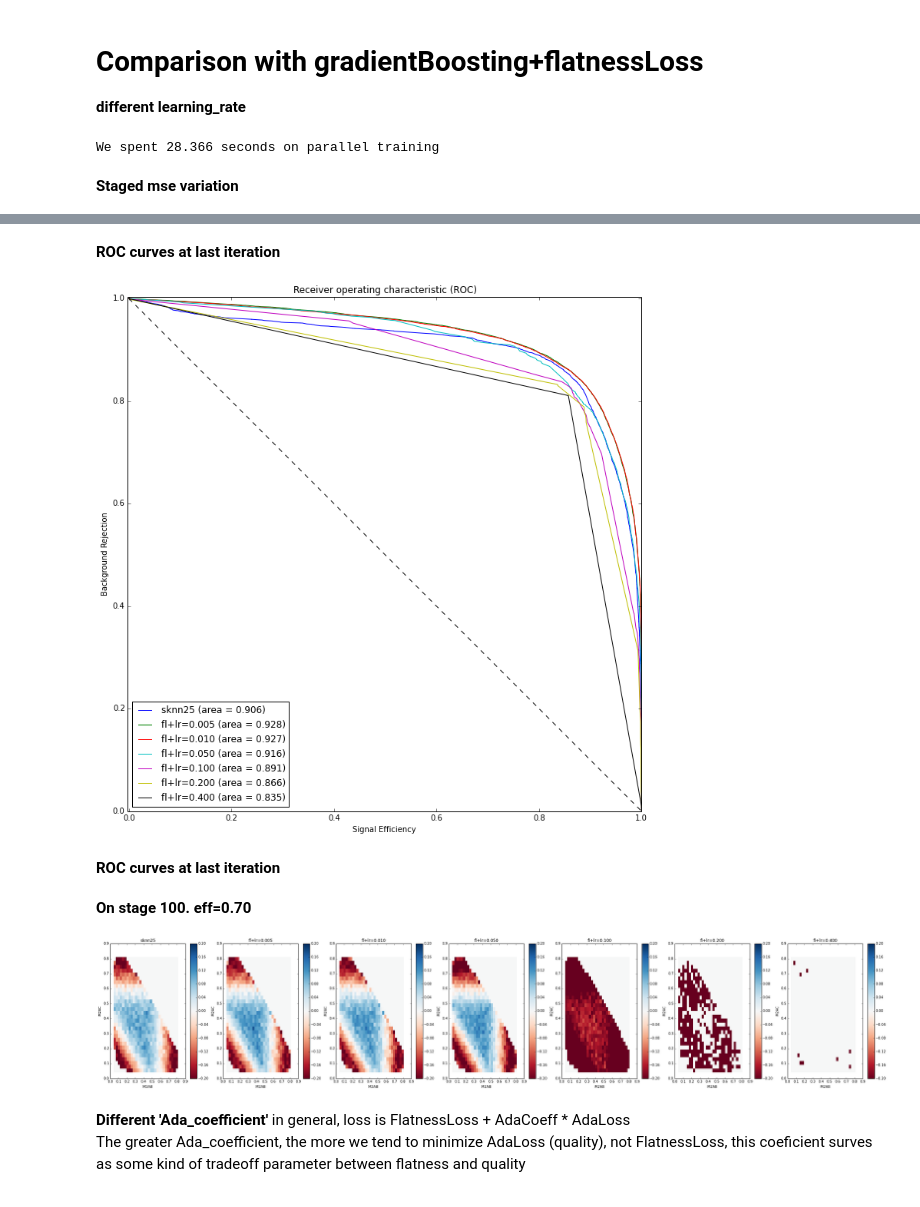
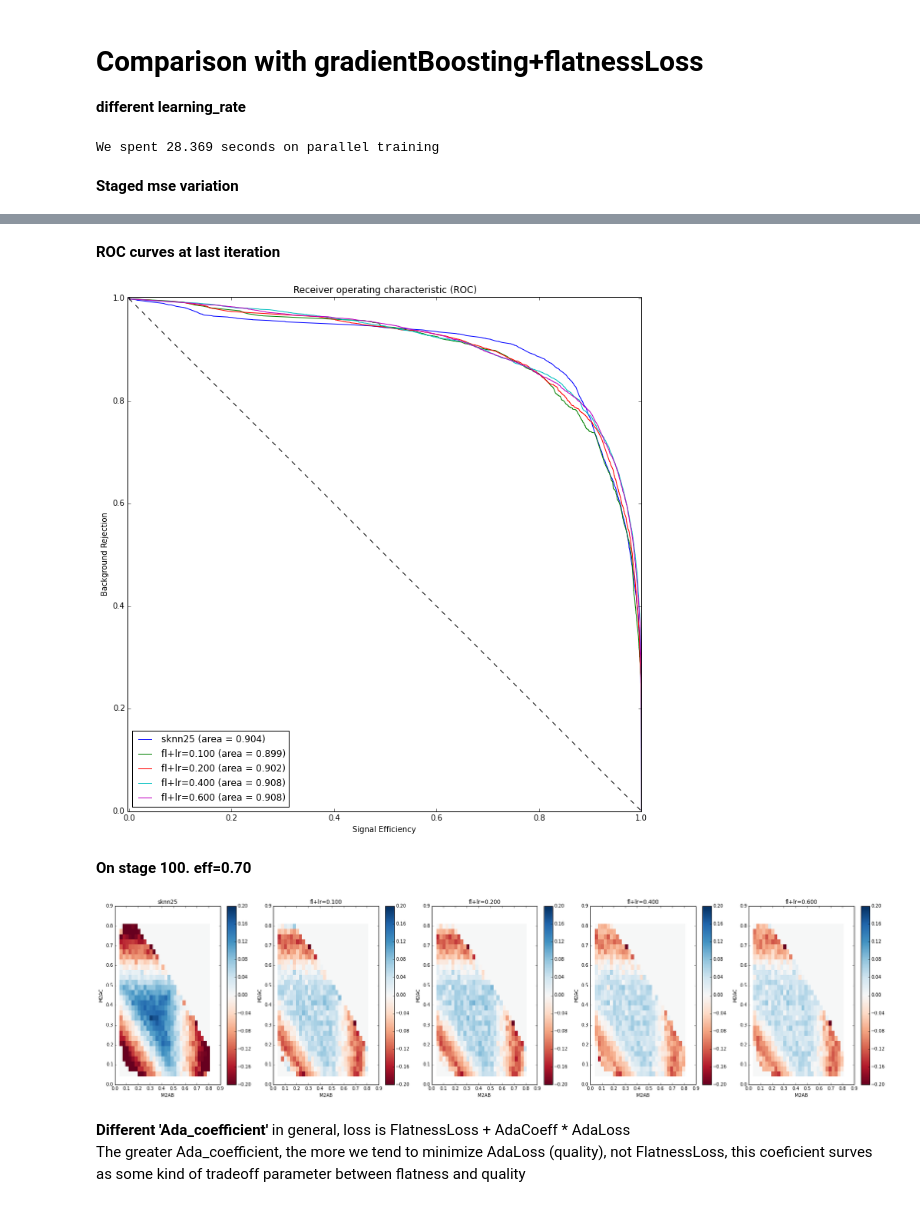
Before and after one commit to anaderi/lhcb_trigger_ml, a Jupyter notebook: IPythonWorkflow/DalitzUGBDemo.ipynb, the cells around one changed output, grey strips where cells are left out. Saved outputs shown, nothing was run; the diff lists cells and outputs as text; code cells hidden in the pictures.

Commit message:
notebooks updated after changes in flatnessLoss

```diff
--- a/IPythonWorkflow/DalitzUGBDemo.ipynb
+++ b/IPythonWorkflow/DalitzUGBDemo.ipynb
@@ -223,9 +221,9 @@ var_classifiers['unifGB20'] = ugb.MyGradientBoostingClassifier(loss=knnloss1, ma
 var_classifiers['uBoost']   = uBoostClassifier(uniform_variables=uniform_variables, base_estimator=base_estimator,
                                                n_estimators=n_estimators, train_variables=train_variables, efficiency_steps=12)
 
-flatness_loss = ugb.FlatnessLossFunction(uniform_variables, ada_coefficient=25, bins=13)
+flatness_loss = ugb.FlatnessLossFunction(uniform_variables, ada_coefficient=0.05, bins=13)
 var_classifiers['uGB+FL'] = ugb.MyGradientBoostingClassifier(loss=flatness_loss, max_depth=4, n_estimators=n_estimators,
-                                                           learning_rate=.01, train_variables=train_variables)
+                                                           learning_rate=.4, train_variables=train_variables)
 
 reports.trainClassifiers(var_classifiers, trainX, trainY, ipc_profile=ipc_profile)
 # %% [output]
@@ -739,13 +737,13 @@ fl_classifiers = OrderedDict()
 knn_loss = ugb.SimpleKnnLossFunction(uniform_variables, knn=25)
 fl_classifiers["sknn25"] = ugb.MyGradientBoostingClassifier(loss=knn_loss, max_depth=4, n_estimators=101,
                                     learning_rate=.5, train_variables = train_variables)
-for learning_rate in [0.005, 0.01, 0.05, 0.1, 0.2]:
-    flatness_loss = ugb.FlatnessLossFunction(uniform_variables, ada_coefficient=100, bins=13)
+for learning_rate in [ 0.1, 0.2, 0.4, 0.6]:
+    flatness_loss = ugb.FlatnessLossFunction(uniform_variables, ada_coefficient=0.05, bins=13)
     fl_classifiers["fl+lr=%1.3f" % learning_rate] = ugb.MyGradientBoostingClassifier(loss=flatness_loss, max_depth=4,
                                 n_estimators=101, learning_rate=learning_rate, train_variables = train_variables)
 
 reports.trainClassifiers(fl_classifiers, trainX, trainY, ipc_profile=ipc_profile)
 printReport(fl_classifiers)
 # %% [output]
-We spent 28.366 seconds on parallel training
+We spent 28.369 seconds on parallel training
 Staged mse variation
@@ -753,8 +751,7 @@ Staged mse variation
 ROC curves at last iteration
-[figure, old version]
+[figure, new version]
-ROC curves at last iteration
+On stage 100. eff=0.70
-On stage 100. eff=0.70
-[figure, old version]
+[figure, new version]
 # %% [markdown]
 __Different 'Ada_coefficient'__
 in general, loss is FlatnessLoss + AdaCoeff * AdaLoss <br />
```
Also changed, not shown: parts of 12 cells of this notebook, 2 other files.
